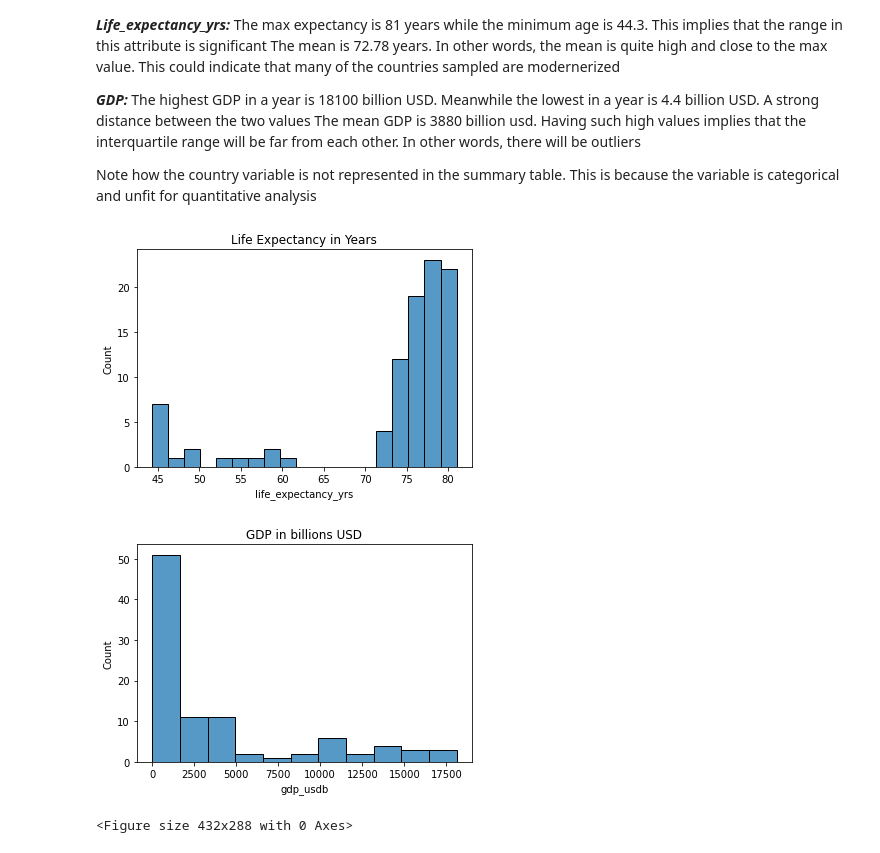
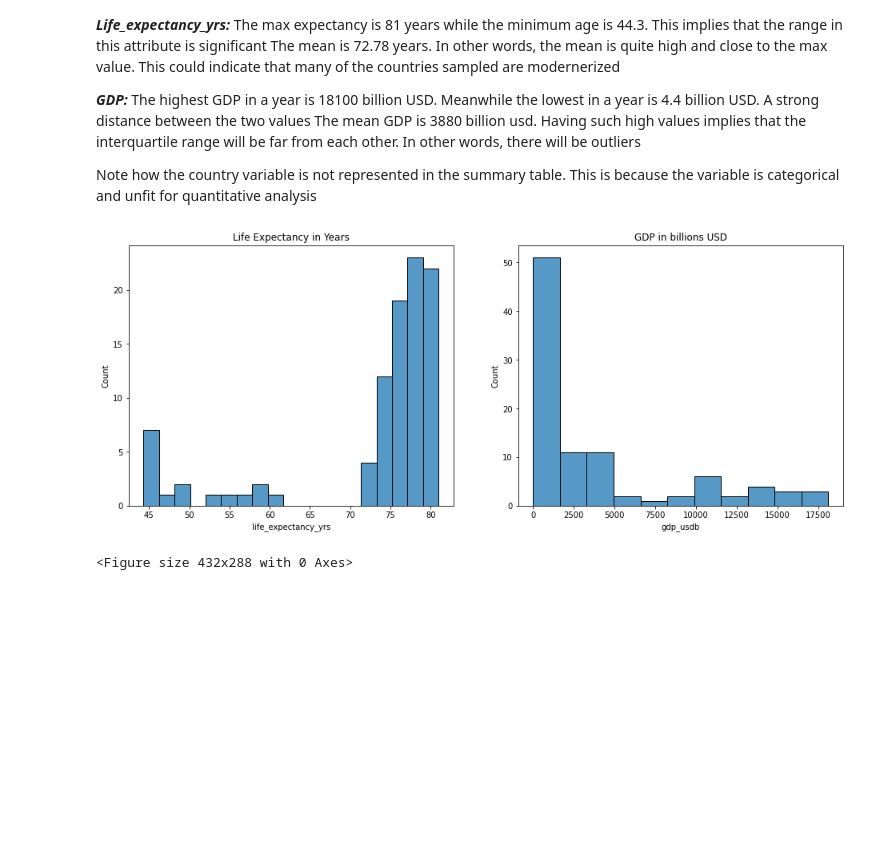
Before and after one commit to albertbanke/LifeExpectancyandGDP, a Jupyter notebook: life_expectancy_gdp.ipynb, the cells around one changed output. Saved outputs shown, nothing was run; the diff lists cells and outputs as text; code cells hidden in the pictures; blank space fills up the shorter version.

```diff
--- a/life_expectancy_gdp.ipynb
+++ b/life_expectancy_gdp.ipynb
@@ -167,29 +168,30 @@ Note how the country variable is not represented in the summary table. This is b
 # %%
 # (F) Univariate data analysis
 
 # Plotting a histogram of the Life expectancy in years
 
+plt.figure(figsize = [16, 6])
+
+
+plt.subplot(1, 2, 1)
 ax = sns.histplot(data = df, x='life_expectancy_yrs')
 plt.title('Life Expectancy in Years')
-plt.show()
-plt.clf()
 
 # Interpretation: We see a divide above and below 60.
 # This could indicate that the countries investigated have a binary difference in the medical infrastructure and general well being
 # Example being developing economies vs developed economies
 
-plt.subplot()
+plt.subplot(1, 2, 2)
 ax1 = sns.histplot(data = df, x='gdp_usdb')
 plt.title('GDP in billions USD')
 plt.show()
 plt.clf()
 
 # Interpretation: The GDP variable is right-skewed.
 # The median is shown by the white dot and the quartiles by the thick line in the middle.
 # This indicates that there are outliers
 # %% [output]
-[figure, old version]
+[figure, new version]
-[figure, removed]
 <Figure size 432x288 with 0 Axes>
 # %%
 # (F) Bivariate data analysis
```
Also changed, not shown: parts of 6 cells of this notebook.
